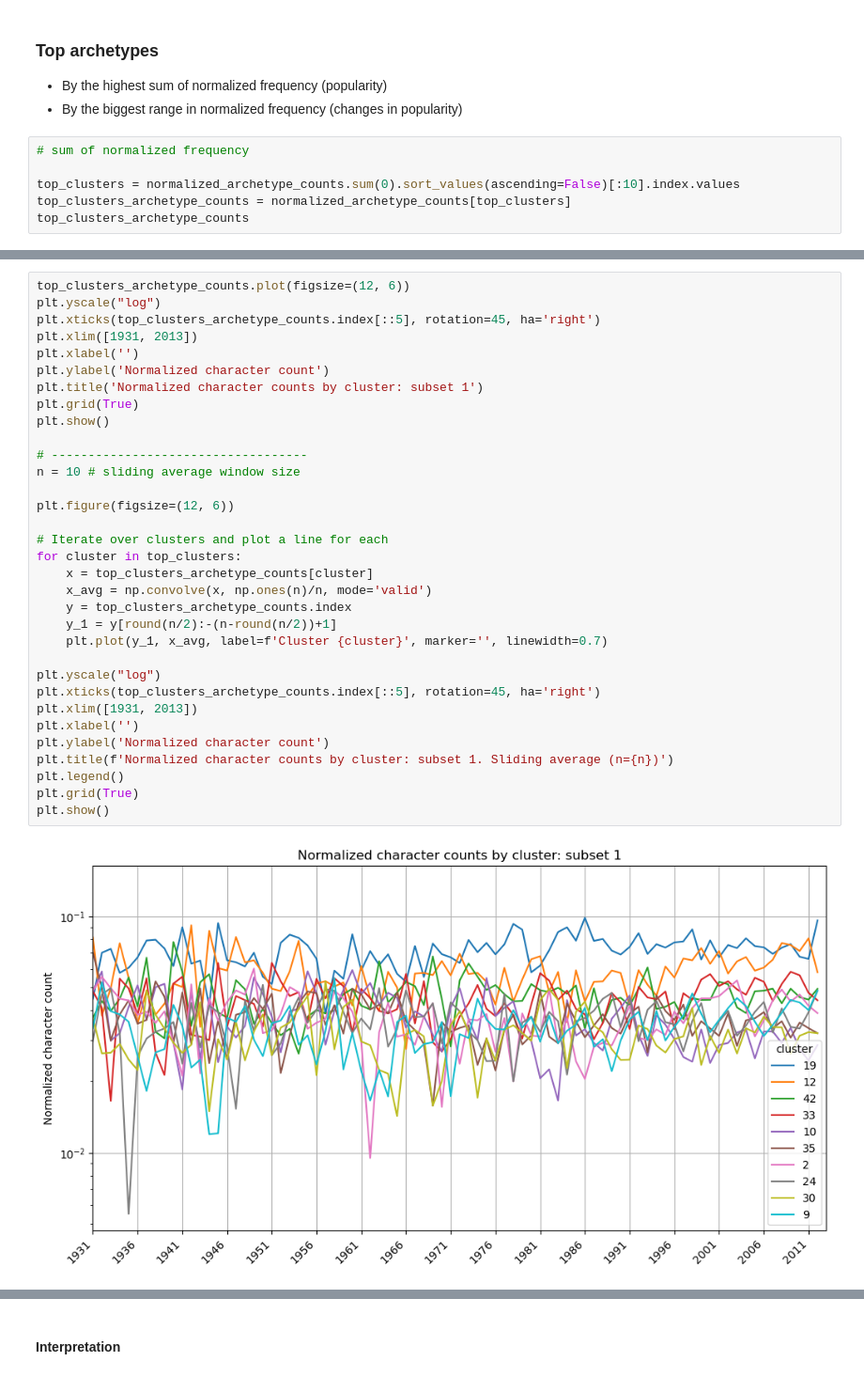
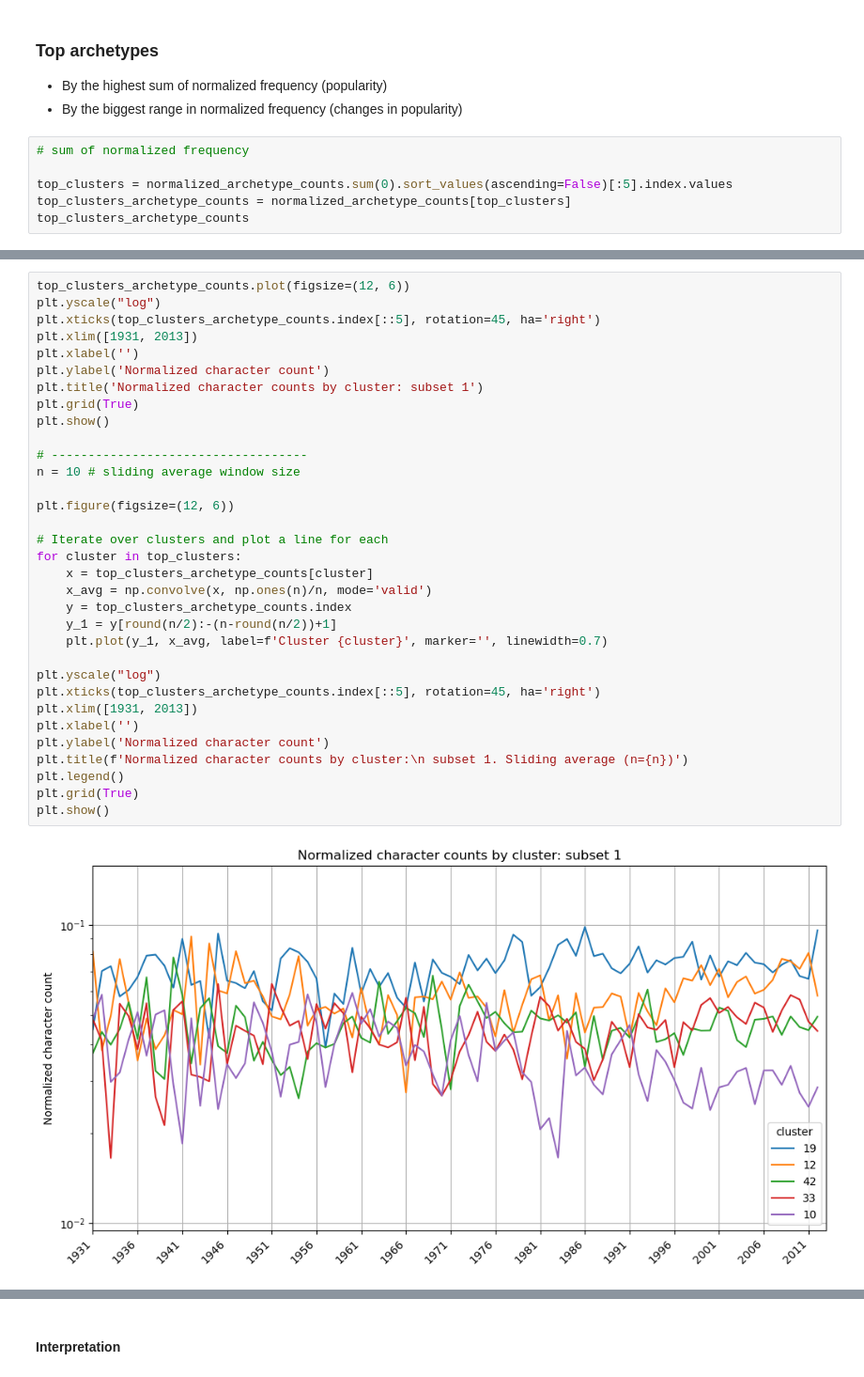
Before and after one commit to epfl-ada/ada-2023-project-perrysplatypuses, a Jupyter notebook: milestone3.ipynb, the cells around one changed output, grey strips where cells are left out. Shown at 94% size. Cells and saved outputs as stored; diff of their text form.

```diff
--- a/milestone3.ipynb
+++ b/milestone3.ipynb
@@ -290,7 +296,7 @@ plt.yscale('log')
 # %%
 # sum of normalized frequency
 
-top_clusters = normalized_archetype_counts.sum(0).sort_values(ascending=False)[:10].index.values
+top_clusters = normalized_archetype_counts.sum(0).sort_values(ascending=False)[:5].index.values
 top_clusters_archetype_counts = normalized_archetype_counts[top_clusters]
 top_clusters_archetype_counts
 # %% [output]
@@ -314,32 +320,32 @@ plt.yscale("log")
 plt.xticks(top_clusters_archetype_counts.index[::5], rotation=45, ha='right')
 plt.xlim([1931, 2013])
 plt.xlabel('')
 plt.ylabel('Normalized character count')
 plt.title('Normalized character counts by cluster: subset 1')
 plt.grid(True)
 plt.show()
 
 # -----------------------------------
 n = 10 # sliding average window size
 
 plt.figure(figsize=(12, 6))
 
 # Iterate over clusters and plot a line for each
 for cluster in top_clusters:
     x = top_clusters_archetype_counts[cluster]
     x_avg = np.convolve(x, np.ones(n)/n, mode='valid')
     y = top_clusters_archetype_counts.index
     y_1 = y[round(n/2):-(n-round(n/2))+1]
     plt.plot(y_1, x_avg, label=f'Cluster {cluster}', marker='', linewidth=0.7)
 
 plt.yscale("log")
 plt.xticks(top_clusters_archetype_counts.index[::5], rotation=45, ha='right')
 plt.xlim([1931, 2013])
 plt.xlabel('')
 plt.ylabel('Normalized character count')
-plt.title(f'Normalized character counts by cluster: subset 1. Sliding average (n={n})')
+plt.title(f'Normalized character counts by cluster:\n subset 1. Sliding average (n={n})')
 plt.legend()
 plt.grid(True)
 plt.show()
 # %% [output]
-[figure, old version]
+[figure, new version]
```
Also changed, not shown: parts of 23 cells of this notebook.
